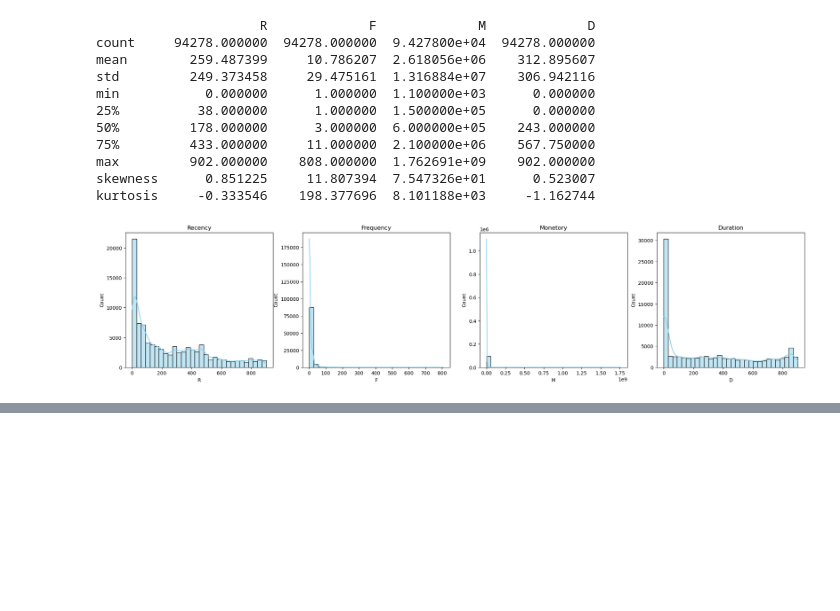
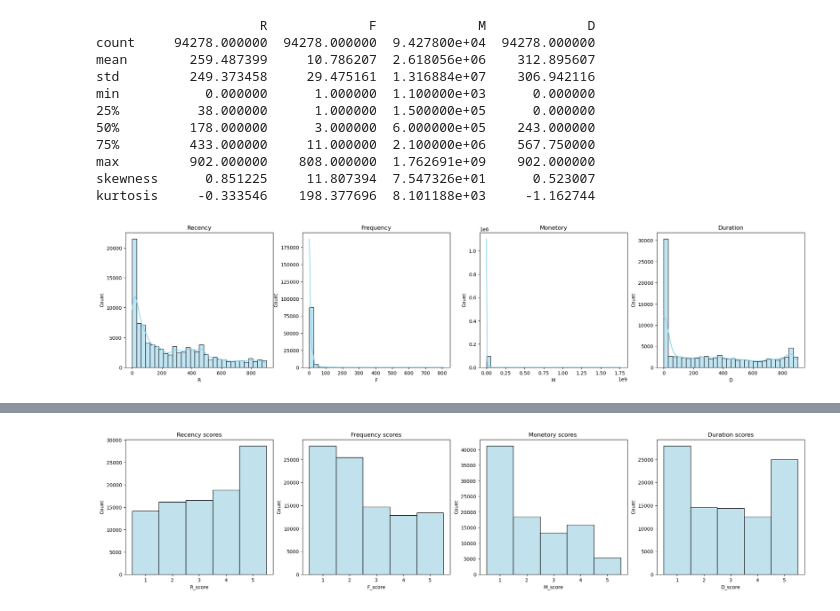
Before and after one commit to nobleyam/Customer-Behavioral-Segmentation-and-Profiling, a Jupyter notebook: final prap.ipynb, the cells around one changed output, grey strips where cells are left out. Cells and saved outputs as stored; diff of their text form; code cells hidden in the pictures; blank space fills up the shorter version.

```diff
--- a/final prap.ipynb
+++ b/final prap.ipynb
@@ -289 +289,20 @@ final_agg
 94278 rows × 9 columns
+# %%
+import matplotlib.pyplot as plt
+import seaborn as sns
+
+scores = ['R_score', 'F_score', 'M_score', 'D_score']
+titles = ['Recency scores','Frequency scores', 'Monetory scores ', 'Duration scores']
+
+fig, axes = plt.subplots(1, len(scores), figsize=(25,5))
+axes = axes.flatten()
+
+for i, col in enumerate(scores):
+    sns.histplot(final_agg[col], kde=False,ax=axes[i], bins=5, color='lightblue')
+    axes[i].set_title(titles[i])
+
+
+plt.tight_layout
+plt.show;
+# %% [output]
+[figure, added]
```
Also changed, not shown: parts of 12 cells of this notebook.
